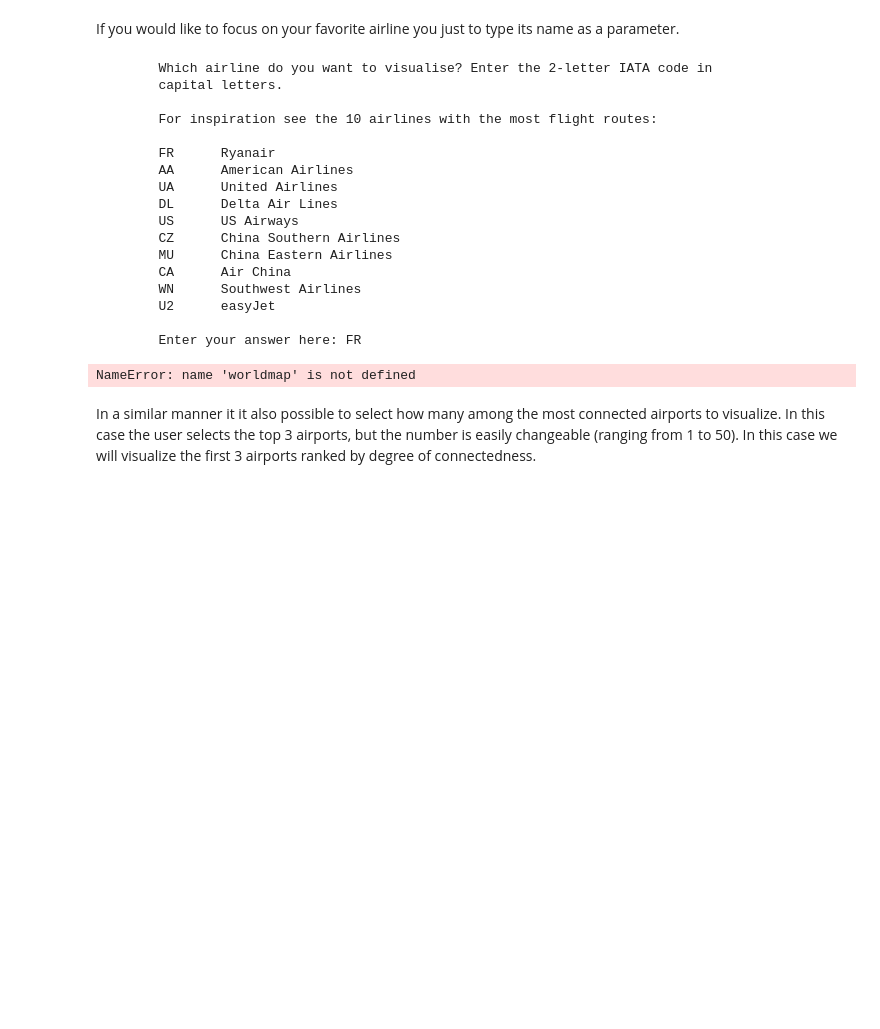
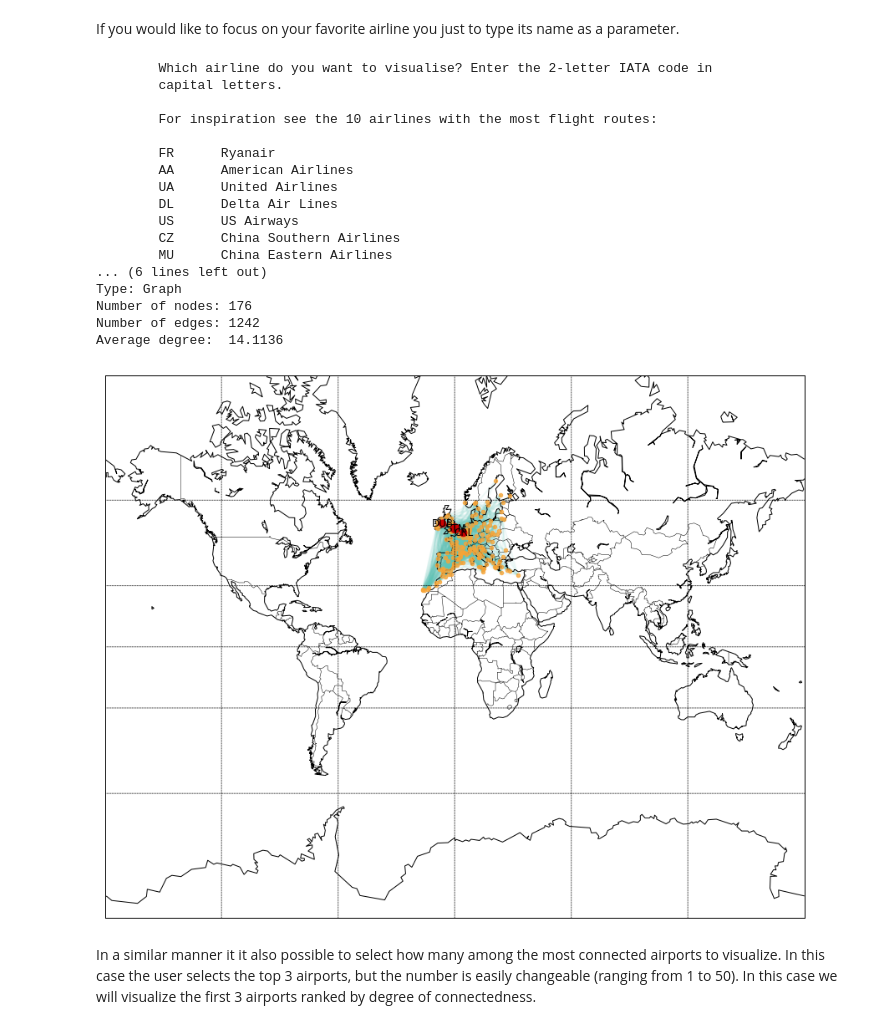
Before and after one commit to JaapVanDerAar/Flight-Network-Analysis, a Jupyter notebook: Flights network on Notebook with files.ipynb, the cells around one changed output. Cells and saved outputs as stored; diff of their text form; code cells hidden in the pictures; blank space fills up the shorter version.

```diff
--- a/Flights network on Notebook with files.ipynb
+++ b/Flights network on Notebook with files.ipynb
@@ -138,26 +149,26 @@ If you would like to focus on your favorite airline you just to type its name as
 # %%
 dataframe = comp.define_airline_through_user_input(df_merged)
 #add visualization function
-worldmap.visualize_on_worldmap(dataframe, directionality, node_size, hub_nr)
+worldmap.visualize_on_worldmap(dataframe, directionality, node_size, 1)
 # %% [output]
         Which airline do you want to visualise? Enter the 2-letter IATA code in
         capital letters.
 
         For inspiration see the 10 airlines with the most flight routes:
 
         FR      Ryanair
         AA      American Airlines
         UA      United Airlines
         DL      Delta Air Lines
         US      US Airways
         CZ      China Southern Airlines
         MU      China Eastern Airlines
-        CA      Air China
-        WN      Southwest Airlines
-        U2      easyJet
-
-        Enter your answer here: FR
+... (6 lines left out)
+Type: Graph
+Number of nodes: 176
+Number of edges: 1242
+Average degree:  14.1136
-NameError: name 'worldmap' is not defined
+[figure, added]
 # %% [markdown]
 In a similar manner it it also possible to select how many among the most connected airports to visualize. In this case the user selects the top 3 airports, but the number is easily changeable (ranging from 1 to 50). In this case we will visualize the first 3 airports ranked by degree of connectedness.
 # %%
```
Also changed, not shown: parts of 9 cells of this notebook, 3 other files.
